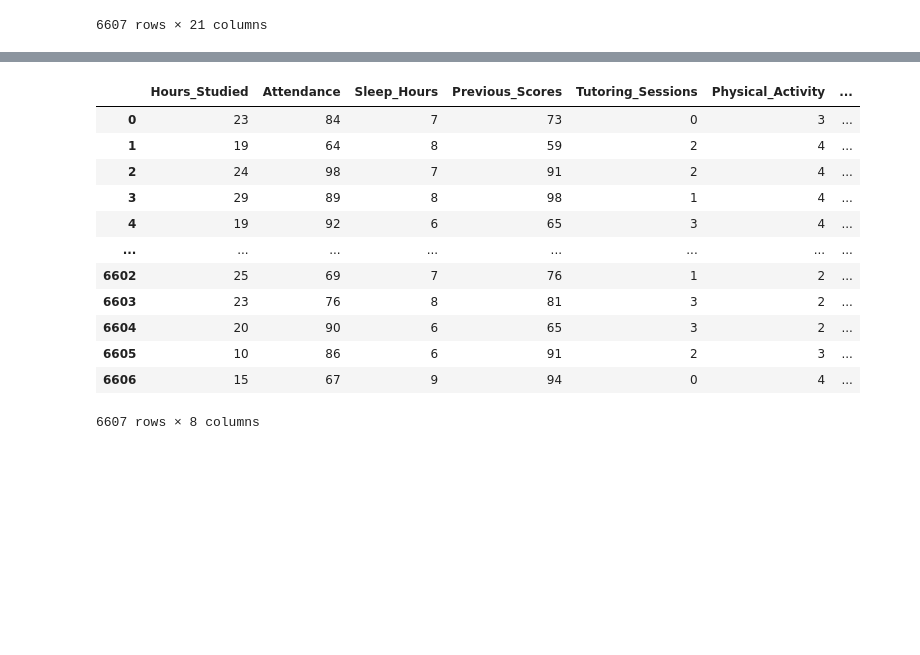
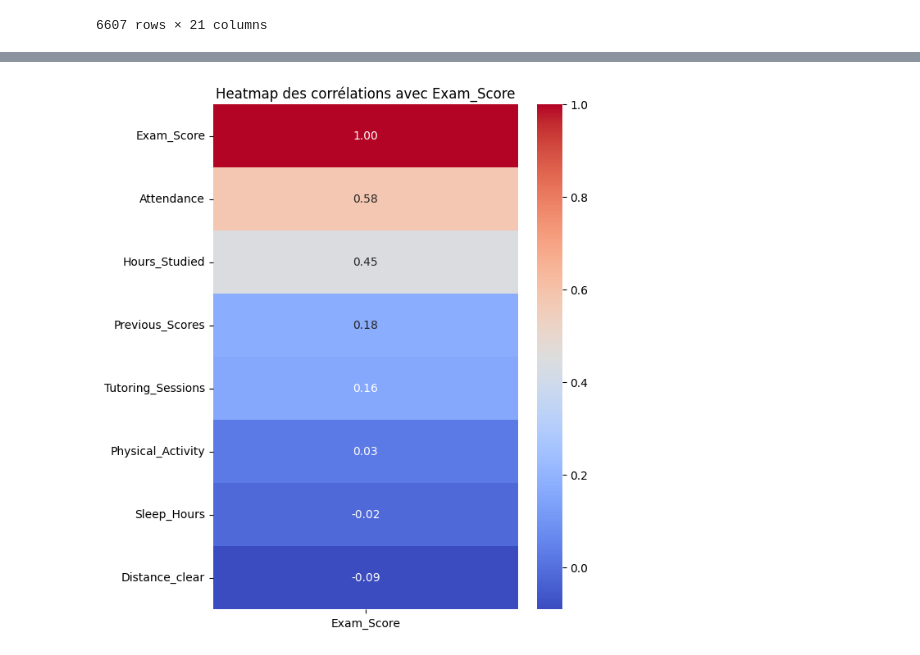
Before and after one commit to Damdam86/Mayo_school, a Jupyter notebook: Code_Damien.ipynb, the cells around one changed output, grey strips where cells are left out. Drawn from its saved outputs; the diff is of its cells as text; code cells hidden in the pictures; blank space fills up the shorter version.

```diff
--- a/Code_Damien.ipynb
+++ b/Code_Damien.ipynb
@@ -117,16 +113,10 @@ IndexError: too many indices for array: array is 1-dimensional, but 2 were index
-# %%
-df2
-# %% [output]
-|  | Hours_Studied | Attendance | Sleep_Hours | Previous_Scores | Tutoring_Sessions | Physical_Activity | ... |
-| 0 | 23 | 84 | 7 | 73 | 0 | 3 | ... |
-| 1 | 19 | 64 | 8 | 59 | 2 | 4 | ... |
-| 2 | 24 | 98 | 7 | 91 | 2 | 4 | ... |
-| 3 | 29 | 89 | 8 | 98 | 1 | 4 | ... |
-| 4 | 19 | 92 | 6 | 65 | 3 | 4 | ... |
-| ... | ... | ... | ... | ... | ... | ... | ... |
-| 6602 | 25 | 69 | 7 | 76 | 1 | 2 | ... |
-| 6603 | 23 | 76 | 8 | 81 | 3 | 2 | ... |
-| 6604 | 20 | 90 | 6 | 65 | 3 | 2 | ... |
-| 6605 | 10 | 86 | 6 | 91 | 2 | 3 | ... |
-| 6606 | 15 | 67 | 9 | 94 | 0 | 4 | ... |
-6607 rows × 8 columns
+# %%
+df2.corr()
+target_col = 'Exam_Score'
+correlations = df2.corr()[[target_col]].sort_values(by=target_col, ascending=False)
+plt.figure(figsize=(6, 8))
+sns.heatmap(correlations, annot=True, cmap='coolwarm', fmt=".2f", cbar=True)
+plt.title(f"Heatmap des corrélations avec {target_col}")
+plt.show()
+# %% [output]
+[figure, added]
```
Also changed, not shown: parts of 3 cells of this notebook.
